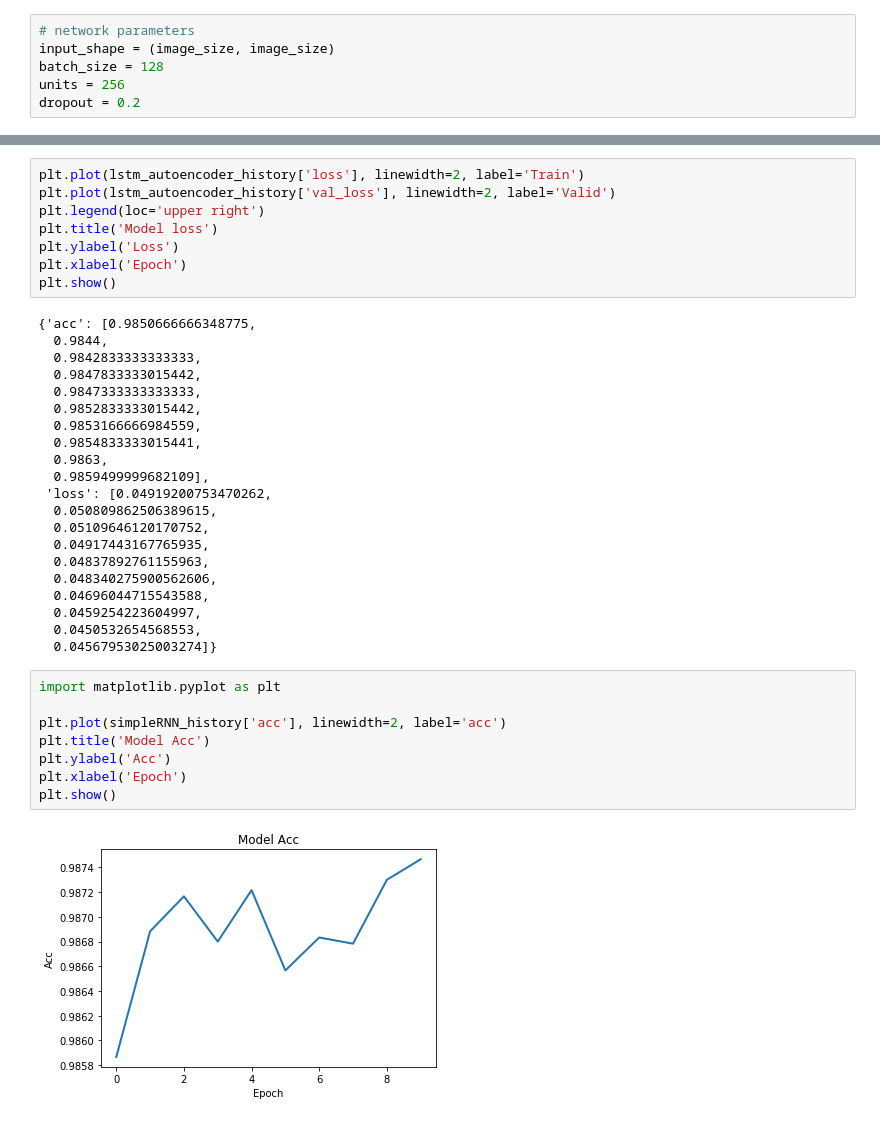
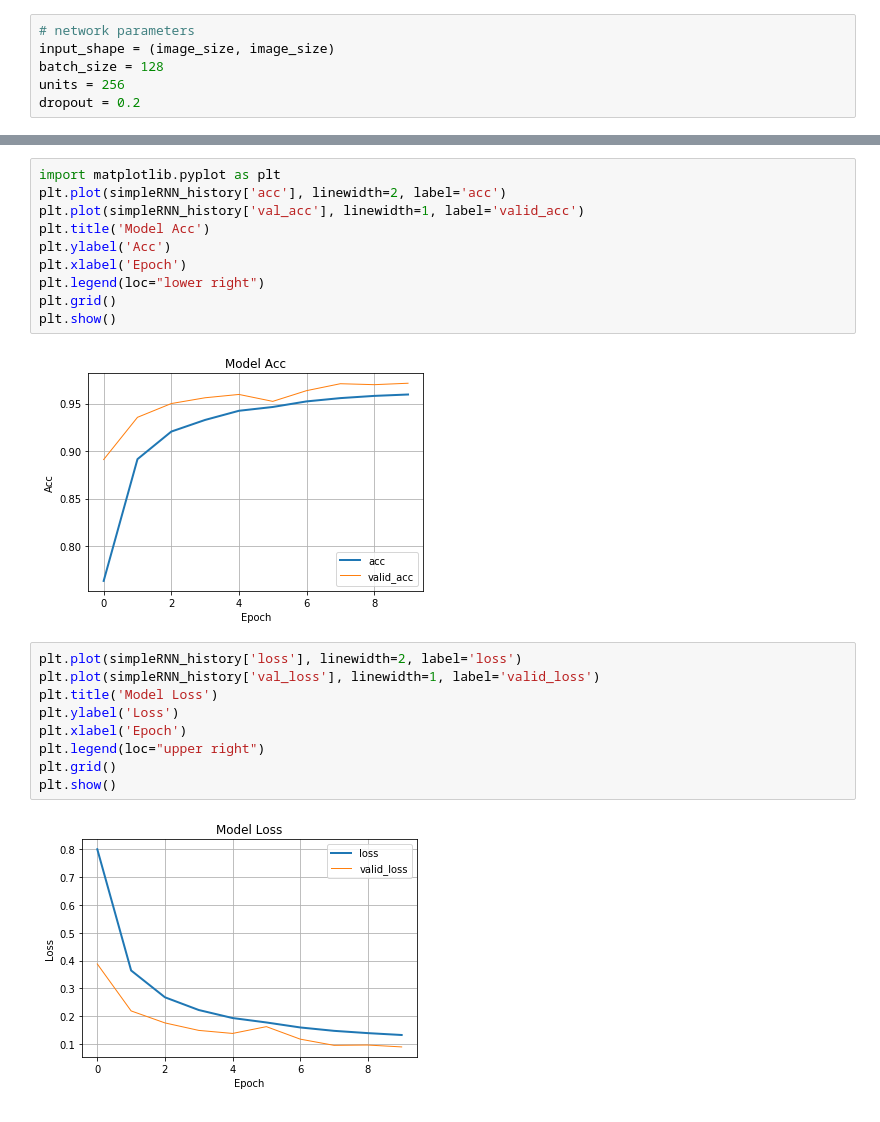
Before and after one commit to sabumjung/DL-test, a Jupyter notebook: SimpleRNN.ipynb, the cells around one changed output, grey strips where cells are left out. Cells and saved outputs as stored; diff of their text form.

```diff
--- a/SimpleRNN.ipynb
+++ b/SimpleRNN.ipynb
@@ -101,39 +106,23 @@ ValueError: ignored
+# %%
+import matplotlib.pyplot as plt
+plt.plot(simpleRNN_history['acc'], linewidth=2, label='acc')
+plt.plot(simpleRNN_history['val_acc'], linewidth=1, label='valid_acc')
+plt.title('Model Acc')
+plt.ylabel('Acc')
+plt.xlabel('Epoch')
+plt.legend(loc="lower right")
+plt.grid()
+plt.show()
+# %% [output]
+[figure, added]
 # %%
-plt.plot(lstm_autoencoder_history['loss'], linewidth=2, label='Train')
-plt.plot(lstm_autoencoder_history['val_loss'], linewidth=2, label='Valid')
-plt.legend(loc='upper right')
-plt.title('Model loss')
+plt.plot(simpleRNN_history['loss'], linewidth=2, label='loss')
+plt.plot(simpleRNN_history['val_loss'], linewidth=1, label='valid_loss')
+plt.title('Model Loss')
 plt.ylabel('Loss')
 plt.xlabel('Epoch')
+plt.legend(loc="upper right")
+plt.grid()
 plt.show()
 # %% [output]
-{'acc': [0.9850666666348775,
-  0.9844,
-  0.9842833333333333,
-  0.9847833333015442,
-  0.9847333333333333,
-  0.9852833333015442,
-  0.9853166666984559,
-  0.9854833333015441,
-  0.9863,
-  0.9859499999682109],
- 'loss': [0.04919200753470262,
-  0.050809862506389615,
-  0.05109646120170752,
-  0.04917443167765935,
-  0.04837892761155963,
-  0.048340275900562606,
-  0.04696044715543588,
-  0.0459254223604997,
-  0.0450532654568553,
-  0.04567953025003274]}
+[figure, added]
-# %%
-import matplotlib.pyplot as plt
-
-plt.plot(simpleRNN_history['acc'], linewidth=2, label='acc')
-plt.title('Model Acc')
-plt.ylabel('Acc')
-plt.xlabel('Epoch')
-plt.show()
-# %% [output]
-[figure, removed]
```
Also changed, not shown: parts of 7 cells of this notebook.
